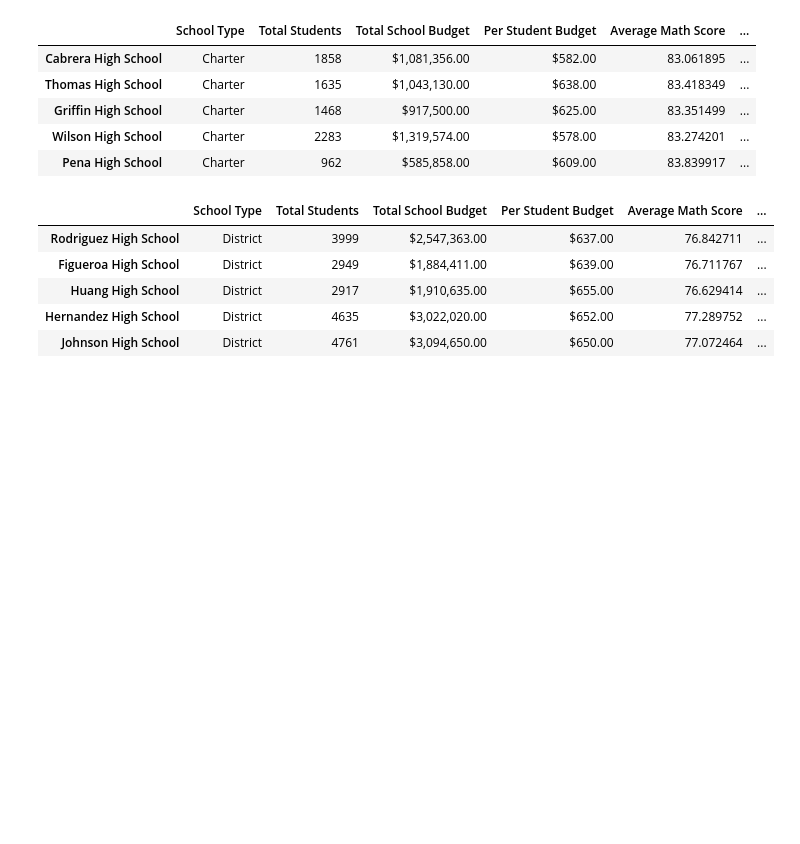
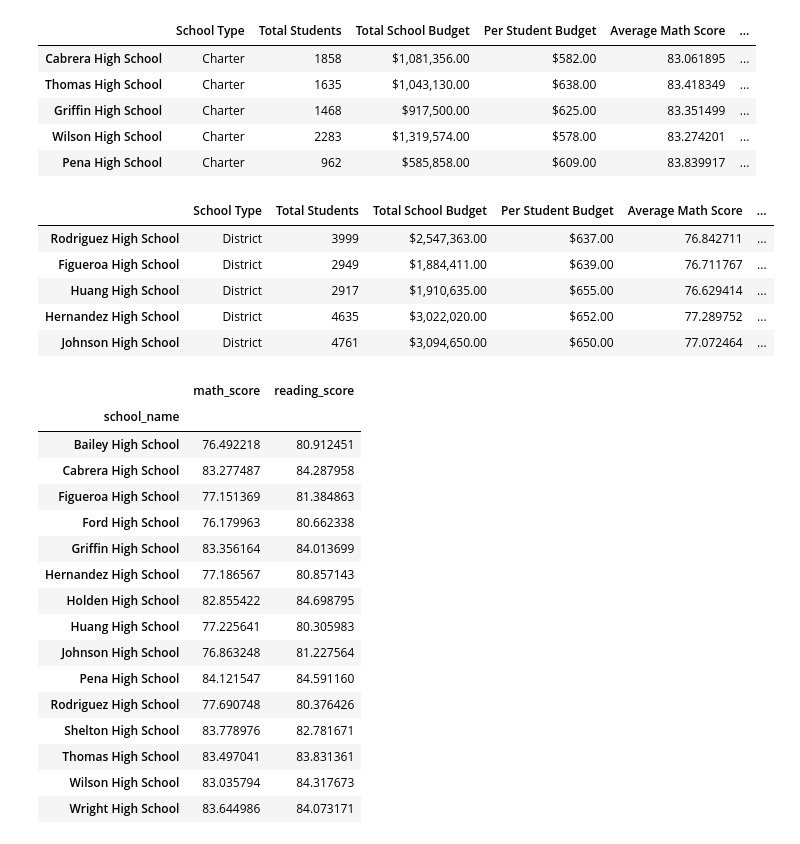
Before and after one commit to Khawlasidaoui/School_District_Analysis, a Jupyter notebook: PyCitySchools.ipynb, the cells around one changed output. Cells and saved outputs as stored; diff of their text form; code cells hidden in the pictures; blank space fills up the shorter version.

Commit message:
added average math and reading scores by grade.

```diff
--- a/PyCitySchools.ipynb
+++ b/PyCitySchools.ipynb
@@ -640,3 +640,37 @@ bottom_schools.head(5)
 | Huang High School | District | 2917 | $1,910,635.00 | $655.00 | 76.629414 | ... |
 | Hernandez High School | District | 4635 | $3,022,020.00 | $652.00 | 77.289752 | ... |
 | Johnson High School | District | 4761 | $3,094,650.00 | $650.00 | 77.072464 | ... |
+# %%
+# Create a grade level DataFrames.
+ninth_graders = school_data_complete_df[(school_data_complete_df["grade"] == "9th")]
+
+tenth_graders = school_data_complete_df[(school_data_complete_df["grade"] == "10th")]
+
+eleventh_graders = school_data_complete_df[(school_data_complete_df["grade"] == "11th")]
+
+twelfth_graders = school_data_complete_df[(school_data_complete_df["grade"] == "12th")]
+# %%
+#Get math and reading scores averages by school_name in one go:
+ninth_graders_averages=ninth_graders.groupby(['school_name']).mean()[['math_score','reading_score']]
+tenth_graders_averages=tenth_graders.groupby(['school_name']).mean()[['math_score','reading_score']]
+eleventh_graders_averages=eleventh_graders.groupby(['school_name']).mean()[['math_score','reading_score']]
+twelfth_graders_averages=twelfth_graders.groupby(['school_name']).mean()[['math_score','reading_score']]
+twelfth_graders_averages
+# %% [output]
+|  | math_score | reading_score |
+| school_name |  |  |
+| Bailey High School | 76.492218 | 80.912451 |
+| Cabrera High School | 83.277487 | 84.287958 |
+| Figueroa High School | 77.151369 | 81.384863 |
+| Ford High School | 76.179963 | 80.662338 |
+| Griffin High School | 83.356164 | 84.013699 |
+| Hernandez High School | 77.186567 | 80.857143 |
+| Holden High School | 82.855422 | 84.698795 |
+| Huang High School | 77.225641 | 80.305983 |
+| Johnson High School | 76.863248 | 81.227564 |
+| Pena High School | 84.121547 | 84.591160 |
+| Rodriguez High School | 77.690748 | 80.376426 |
+| Shelton High School | 83.778976 | 82.781671 |
+| Thomas High School | 83.497041 | 83.831361 |
+| Wilson High School | 83.035794 | 84.317673 |
+| Wright High School | 83.644986 | 84.073171 |
```
Also changed, not shown: parts of 6 cells of this notebook.
